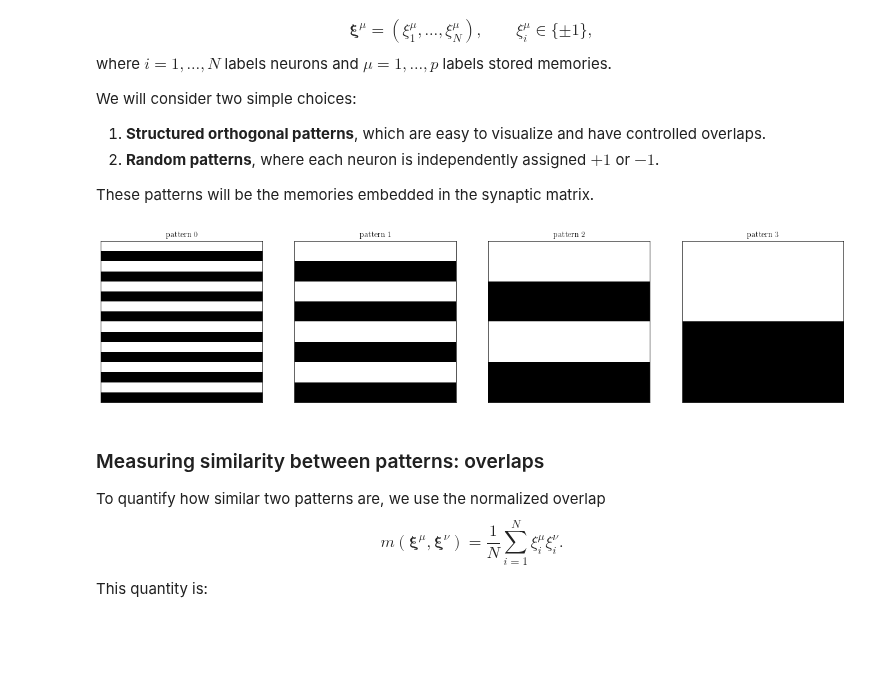
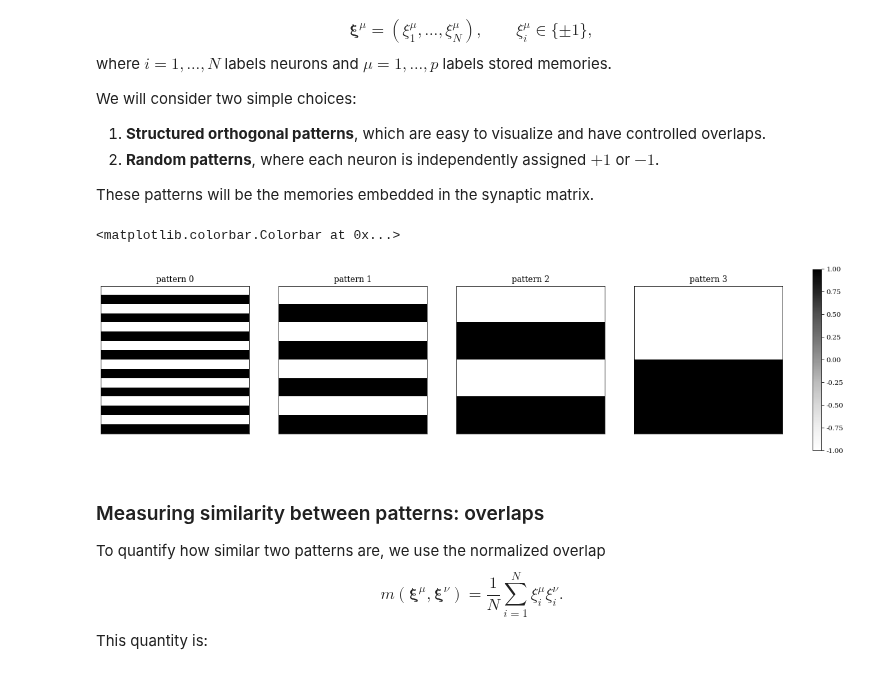
Before and after one commit to mazzulab/AppliedMathNotebooks, a Jupyter notebook: Hopfield0.ipynb, the cells around one changed output. Cells and saved outputs as stored; diff of their text form; code cells hidden in the pictures; blank space fills up the shorter version.

```diff
--- a/Hopfield0.ipynb
+++ b/Hopfield0.ipynb
@@ -22,8 +22,8 @@ FIG_DIR.mkdir(exist_ok=True)
 
 # Plotting defaults
 plt.rcParams.update({
-    "text.usetex": True,
-    # "text.usetex": False, # Use this if running in Colab
+    # "text.usetex": True,
+    "text.usetex": False, # Use this if running in Colab
     "font.size": 20,
     "font.family": "serif",
     "axes.labelsize": 16,
@@ -77,37 +77,40 @@ def generate_rand_patterns(
     prob_plus: float,
     rng: np.random.Generator,
 ) -> np.ndarray:
     """Generate random +/-1 patterns with P(+1)=prob_plus."""
     patterns = -np.ones((npatterns, nunits), dtype=int)
     for ip in range(npatterns):
         plus_mask = rng.random(nunits) < prob_plus
         patterns[ip, plus_mask] = 1
     return patterns
 
 
 def plot_pattern(pattern: np.ndarray, ax, title: str = "pattern", side=None) -> None:
     """Plot a +/-1 pattern on a square grid."""
     if side is None:
         side = int(np.sqrt(pattern.size))
     if side * side != pattern.size:
         raise ValueError("pattern size must be a perfect square.")
 
-    ax.matshow(pattern.reshape(side, side), cmap="Greys", interpolation="nearest")
+    data = ax.matshow(pattern.reshape(side, side), cmap="Greys", interpolation="nearest")
     ax.set_xticks([])
     ax.set_yticks([])
     ax.set_title(title)
+    return data
 
 
 train_data = generate_orth_patterns(nunits, npatterns)
-# train_data = generate_rand_patterns(nunits, 20, 0.5, rng)
+# train_data = generate_rand_patterns(nunits, 4, 0.5, rng)
 
 nplot = npatterns
 fig, ax = plt.subplots(1, nplot, figsize=(20, 5))
 ax = np.atleast_1d(ax)
 for ip in range(nplot):
-    plot_pattern(train_data[ip, :], ax[ip], title=f"pattern {ip}")
+    data = plot_pattern(train_data[ip, :], ax[ip], title=f"pattern {ip}")
+plt.colorbar(data, ax=ax, fraction=0.046, pad=0.04)
 # %% [output]
+<matplotlib.colorbar.Colorbar at 0x...>
-[figure, old version]
+[figure, new version]
 # %% [markdown]
 ### Measuring similarity between patterns: overlaps
 
```
Also changed, not shown: parts of 6 cells of this notebook.
